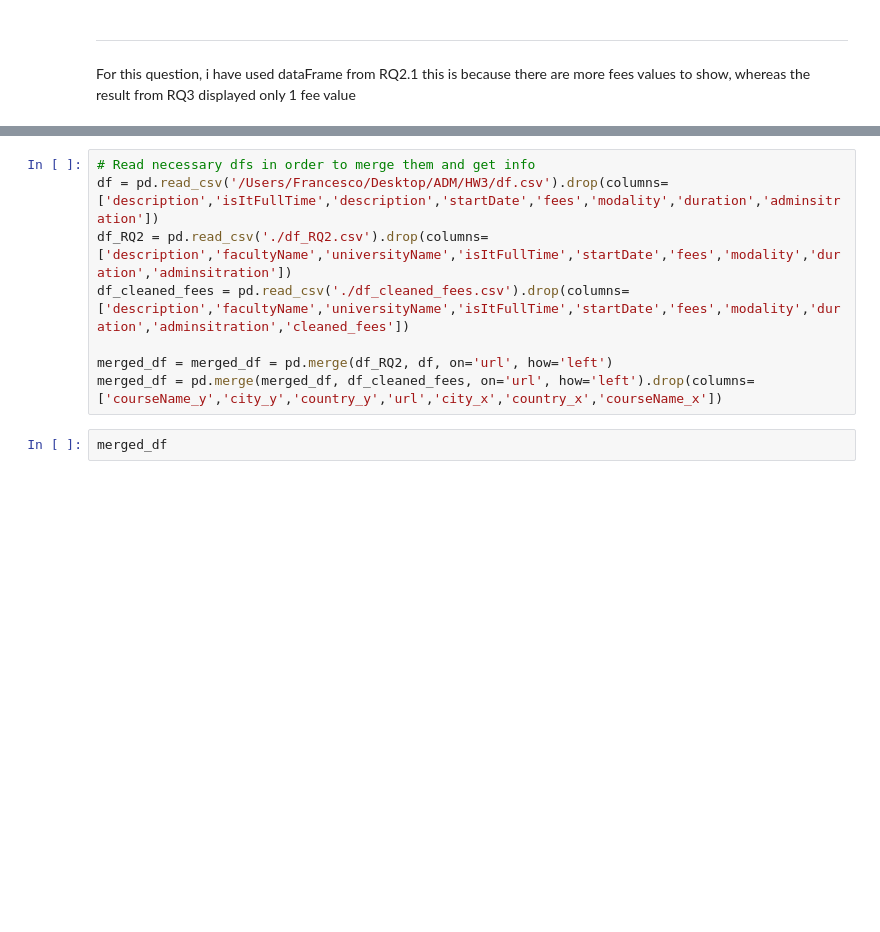
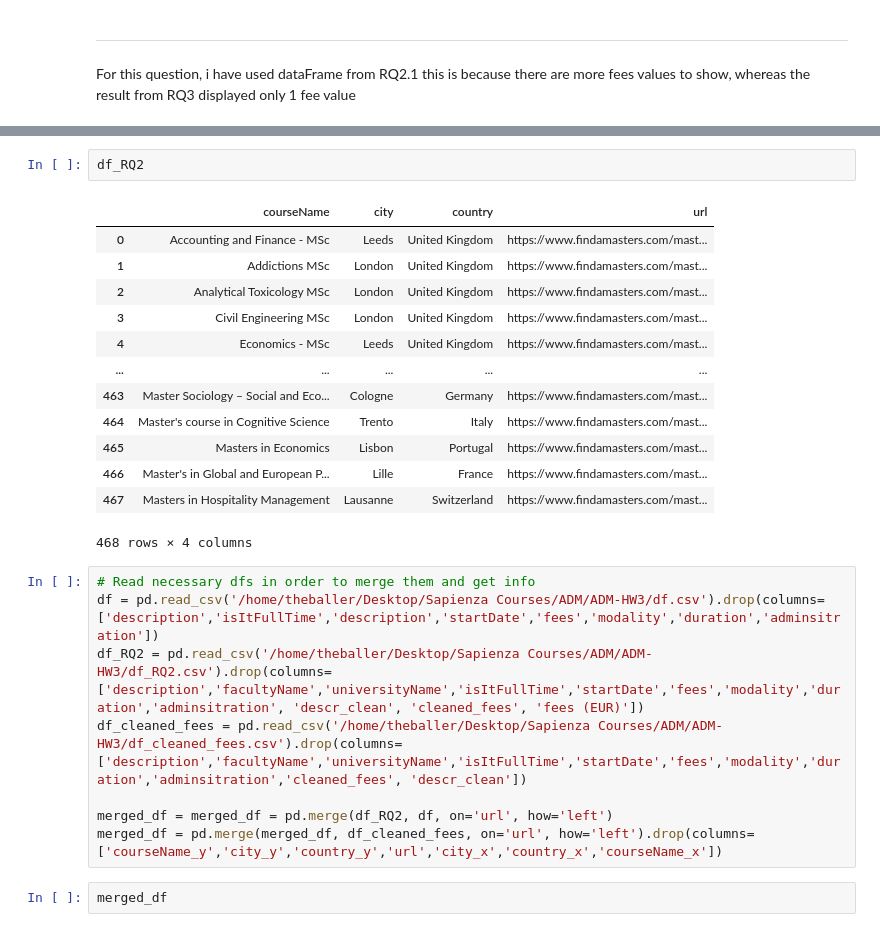
Before and after one commit to denizyy/ADM-HW3, a Jupyter notebook: HW3.ipynb, the cells around one changed output, grey strips where cells are left out. Drawn from its saved outputs; the diff is of its cells as text; blank space fills up the shorter version.

```diff
--- a/HW3.ipynb
+++ b/HW3.ipynb
@@ -766,8 +783,24 @@ For this question, i have used dataFrame from RQ2.1 this is because there are mo
+# %%
+df_RQ2
+# %% [output]
+|  | courseName | city | country | url |
+| 0 | Accounting and Finance - MSc | Leeds | United Kingdom | https://www.findamasters.com/mast... |
+| 1 | Addictions MSc | London | United Kingdom | https://www.findamasters.com/mast... |
+| 2 | Analytical Toxicology MSc | London | United Kingdom | https://www.findamasters.com/mast... |
+| 3 | Civil Engineering MSc | London | United Kingdom | https://www.findamasters.com/mast... |
+| 4 | Economics - MSc | Leeds | United Kingdom | https://www.findamasters.com/mast... |
+| ... | ... | ... | ... | ... |
+| 463 | Master Sociology – Social and Eco... | Cologne | Germany | https://www.findamasters.com/mast... |
+| 464 | Master's course in Cognitive Science | Trento | Italy | https://www.findamasters.com/mast... |
+| 465 | Masters in Economics | Lisbon | Portugal | https://www.findamasters.com/mast... |
+| 466 | Master's in Global and European P... | Lille | France | https://www.findamasters.com/mast... |
+| 467 | Masters in Hospitality Management | Lausanne | Switzerland | https://www.findamasters.com/mast... |
+468 rows × 4 columns
 # %%
 # Read necessary dfs in order to merge them and get info
-df = pd.read_csv('/Users/Francesco/Desktop/ADM/HW3/df.csv').drop(columns=['description','isItFullTime','description','startDate','fees','modality','duration','adminsitration'])
-df_RQ2 = pd.read_csv('./df_RQ2.csv').drop(columns=['description','facultyName','universityName','isItFullTime','startDate','fees','modality','duration','adminsitration'])
-df_cleaned_fees = pd.read_csv('./df_cleaned_fees.csv').drop(columns=['description','facultyName','universityName','isItFullTime','startDate','fees','modality','duration','adminsitration','cleaned_fees'])
+df = pd.read_csv('/home/theballer/Desktop/Sapienza Courses/ADM/ADM-HW3/df.csv').drop(columns=['description','isItFullTime','description','startDate','fees','modality','duration','adminsitration'])
+df_RQ2 = pd.read_csv('/home/theballer/Desktop/Sapienza Courses/ADM/ADM-HW3/df_RQ2.csv').drop(columns=['description','facultyName','universityName','isItFullTime','startDate','fees','modality','duration','adminsitration', 'descr_clean', 'cleaned_fees', 'fees (EUR)'])
+df_cleaned_fees = pd.read_csv('/home/theballer/Desktop/Sapienza Courses/ADM/ADM-HW3/df_cleaned_fees.csv').drop(columns=['description','facultyName','universityName','isItFullTime','startDate','fees','modality','duration','adminsitration','cleaned_fees', 'descr_clean'])
 
 merged_df = merged_df = pd.merge(df_RQ2, df, on='url', how='left')
 merged_df = pd.merge(merged_df, df_cleaned_fees, on='url', how='left').drop(columns=['courseName_y','city_y','country_y','url','city_x','country_x','courseName_x'])
```
Also changed, not shown: parts of 33 cells of this notebook, 4 other files.
